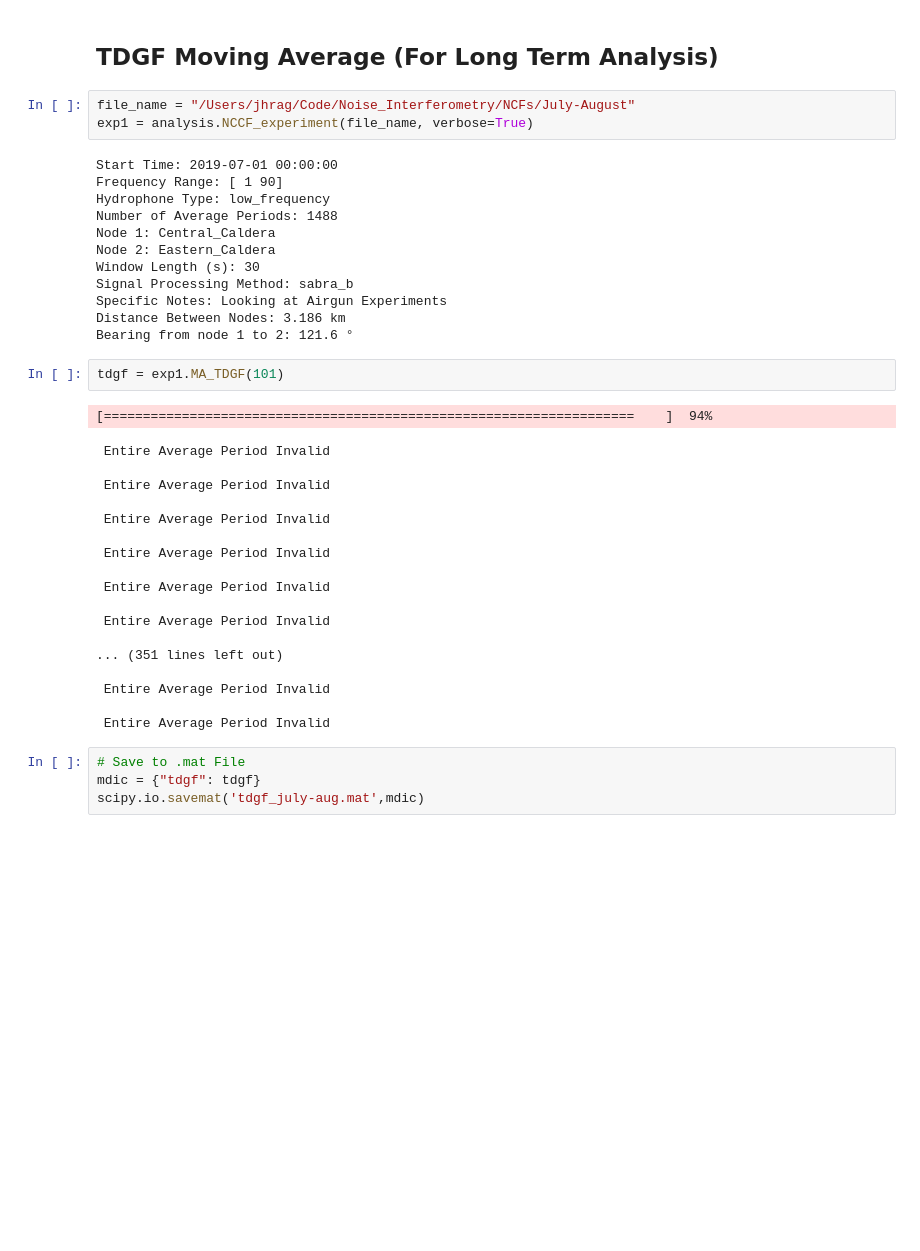
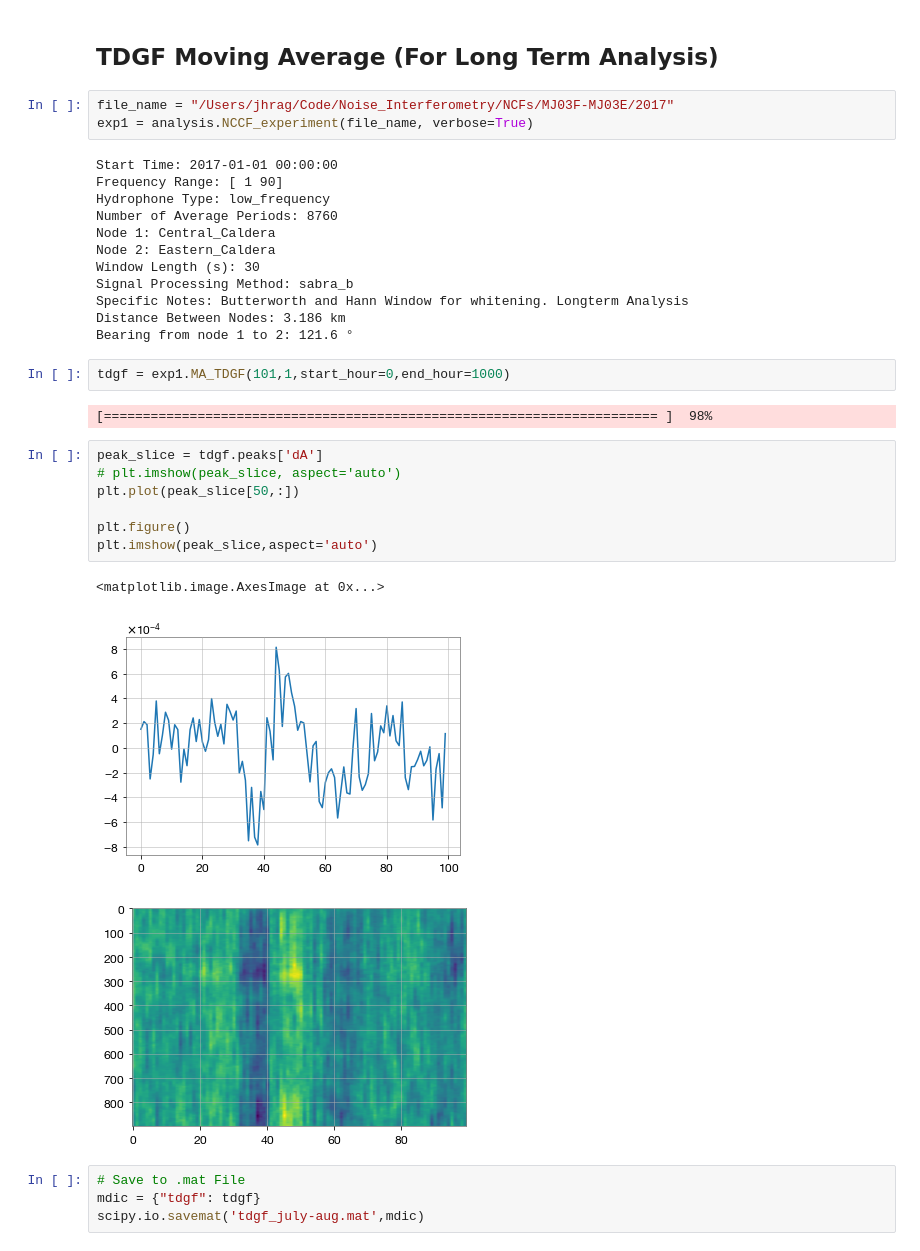
Before and after one commit to John-Ragland/Noise_Interferometry, a Jupyter notebook: Scripts/NCF_Analysis.ipynb, the cells around one changed output. Saved outputs shown, nothing was run; the diff lists cells and outputs as text; blank space fills up the shorter version.

```diff
--- a/Scripts/NCF_Analysis.ipynb
+++ b/Scripts/NCF_Analysis.ipynb
@@ -356,41 +359,35 @@ exp1.plot_map_bearing(bearing)
 # %% [markdown]
 ## TDGF Moving Average (For Long Term Analysis)
 # %%
-file_name = "/Users/jhrag/Code/Noise_Interferometry/NCFs/July-August"
+file_name = "/Users/jhrag/Code/Noise_Interferometry/NCFs/MJ03F-MJ03E/2017"
 exp1 = analysis.NCCF_experiment(file_name, verbose=True)
 # %% [output]
-Start Time: 2019-07-01 00:00:00
+Start Time: 2017-01-01 00:00:00
 Frequency Range: [ 1 90]
 Hydrophone Type: low_frequency
-Number of Average Periods: 1488
+Number of Average Periods: 8760
 Node 1: Central_Caldera
 Node 2: Eastern_Caldera
 Window Length (s): 30
 Signal Processing Method: sabra_b
-Specific Notes: Looking at Airgun Experiments
+Specific Notes: Butterworth and Hann Window for whitening. Longterm Analysis
 Distance Between Nodes: 3.186 km
 Bearing from node 1 to 2: 121.6 °
 # %%
-tdgf = exp1.MA_TDGF(101)
+tdgf = exp1.MA_TDGF(101,1,start_hour=0,end_hour=1000)
 # %% [output]
-[====================================================================    ]  94%
+[======================================================================= ]  98%
- Entire Average Period Invalid
-
- Entire Average Period Invalid
-
- Entire Average Period Invalid
-
- Entire Average Period Invalid
-
- Entire Average Period Invalid
-
- Entire Average Period Invalid
-
-... (351 lines left out)
-
- Entire Average Period Invalid
-
- Entire Average Period Invalid
+# %%
+peak_slice = tdgf.peaks['dA']
+# plt.imshow(peak_slice, aspect='auto')
+plt.plot(peak_slice[50,:])
+
+plt.figure()
+plt.imshow(peak_slice,aspect='auto')
+# %% [output]
+<matplotlib.image.AxesImage at 0x...>
+[figure, added]
+[figure, added]
 # %%
 # Save to .mat File
 mdic = {"tdgf": tdgf}
```
Also changed, not shown: parts of 3 cells of this notebook, 2 other files.
